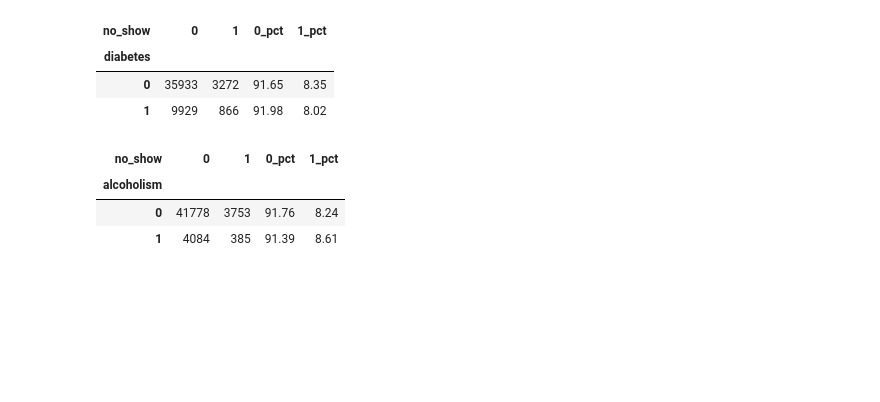
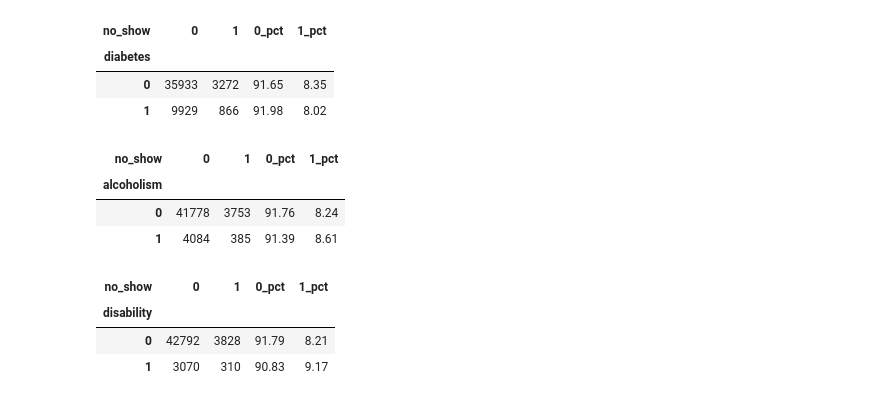
Before and after one commit to akashcstech/Health_Care_No_Show_Data_Analysis, a Jupyter notebook: Data_clean.ipynb, the cells around one changed output. Cells and saved outputs as stored; diff of their text form; code cells hidden in the pictures; blank space fills up the shorter version.

Commit message:
disability_vs_no_show

```diff
--- a/Data_clean.ipynb
+++ b/Data_clean.ipynb
@@ -1925,3 +1925,14 @@ alns
 | alcoholism |  |  |  |  |
 | 0 | 41778 | 3753 | 91.76 | 8.24 |
 | 1 | 4084 | 385 | 91.39 | 8.61 |
+# %%
+# disability_vs_no_show
+disns = pd.crosstab(mdf['disability'], pdf['no_show'])
+disnss = pd.crosstab(mdf['disability'], pdf['no_show'], normalize='index') * 100
+disns[['0_pct','1_pct']] = disnss.round(2)
+disns
+# %% [output]
+| no_show | 0 | 1 | 0_pct | 1_pct |
+| disability |  |  |  |  |
+| 0 | 42792 | 3828 | 91.79 | 8.21 |
+| 1 | 3070 | 310 | 90.83 | 9.17 |
```
